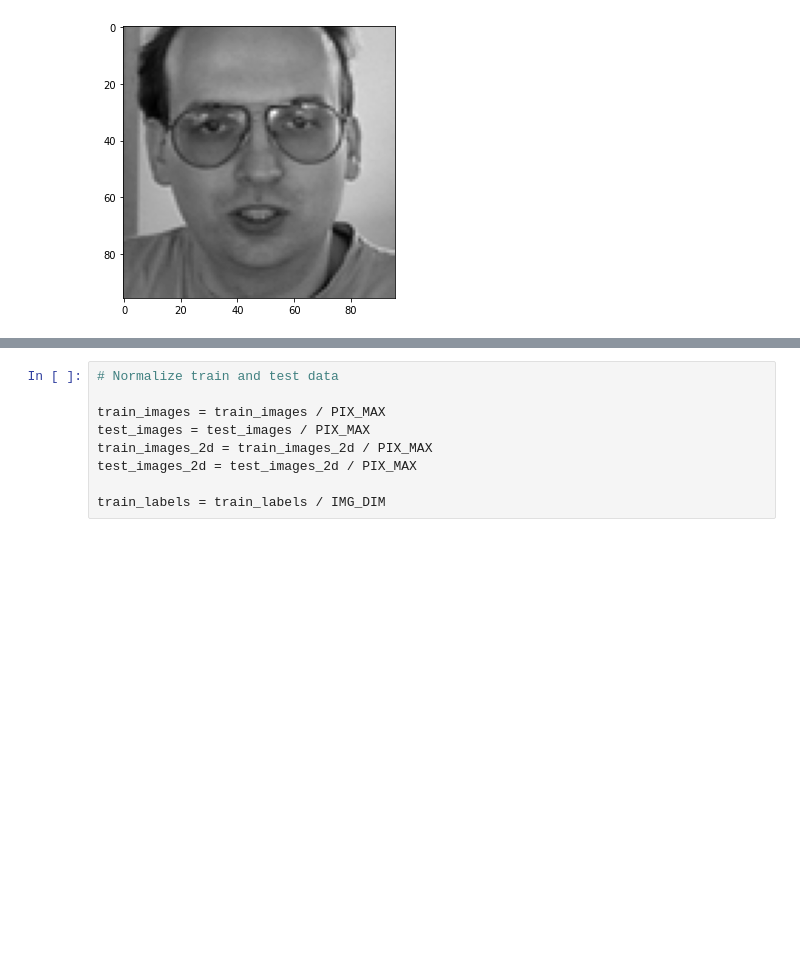
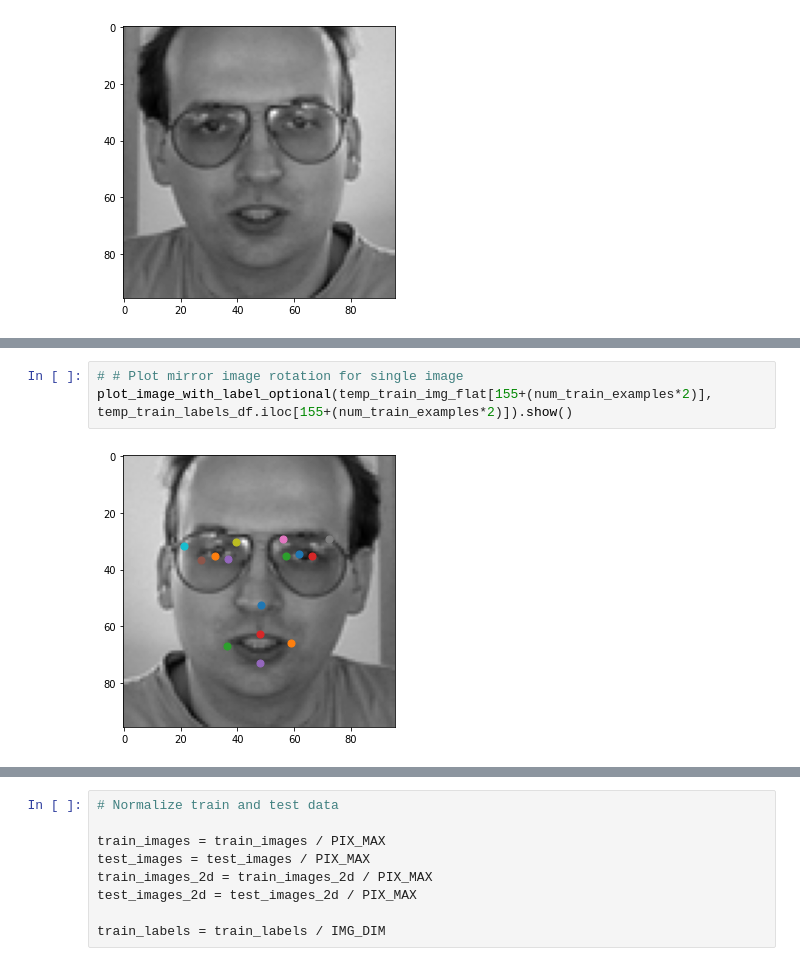
Before and after one commit to abhisha1991/w207_final_project, a Jupyter notebook: notebooks/w207-final-project.ipynb, the cells around one changed output, grey strips where cells are left out. Cells and saved outputs as stored; diff of their text form; blank space fills up the shorter version.

```diff
--- a/notebooks/w207-final-project.ipynb
+++ b/notebooks/w207-final-project.ipynb
@@ -374,0 +405,5 @@ plot_image_with_label_optional(temp_train_img_2d[155+7049]).show()
+# %%
+# # Plot mirror image rotation for single image
+plot_image_with_label_optional(temp_train_img_flat[155+(num_train_examples*2)], temp_train_labels_df.iloc[155+(num_train_examples*2)]).show()
+# %% [output]
+[figure, added]
```
Also changed, not shown: parts of 23 cells of this notebook, 1 other file.
